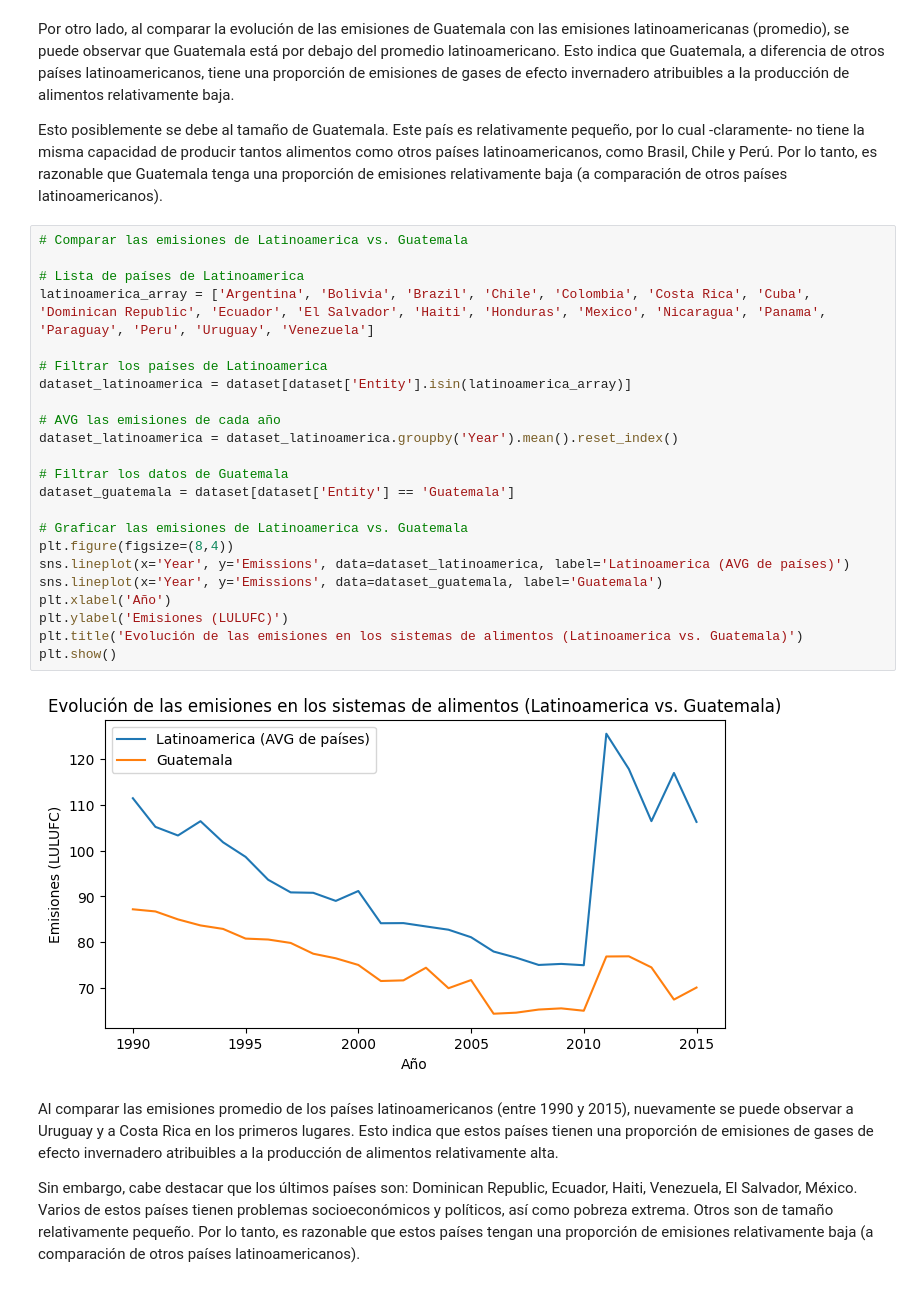
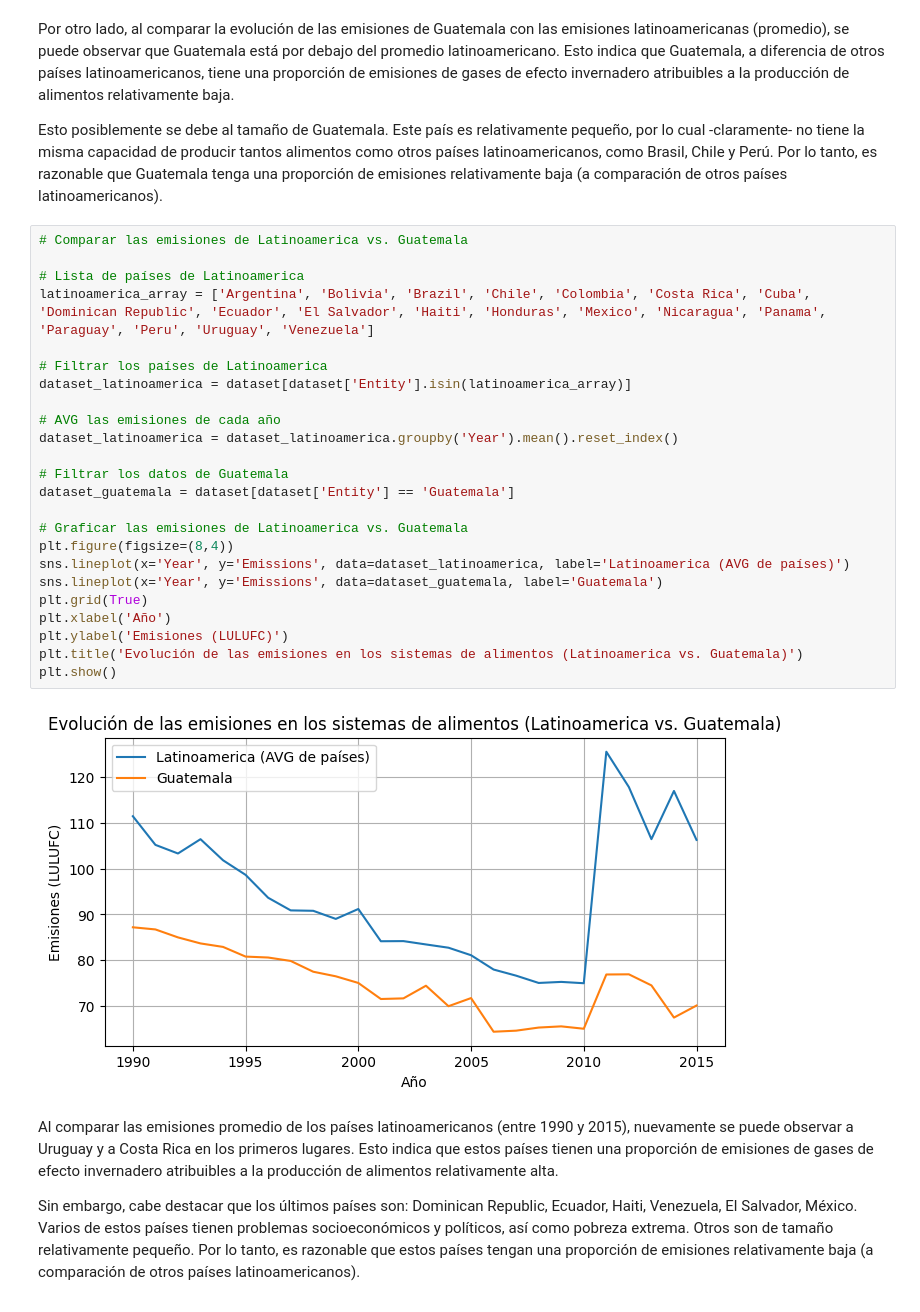
Before and after one commit to stefanoaragoni/datascience_lab9, a Jupyter notebook: lab9.ipynb, the cells around one changed output. Cells and saved outputs as stored; diff of their text form.

```diff
--- a/lab9.ipynb
+++ b/lab9.ipynb
@@ -287,28 +288,29 @@ Esto posiblemente se debe al tamaño de Guatemala. Este país es relativamente p
 # %%
 # Comparar las emisiones de Latinoamerica vs. Guatemala
 
 # Lista de países de Latinoamerica
 latinoamerica_array = ['Argentina', 'Bolivia', 'Brazil', 'Chile', 'Colombia', 'Costa Rica', 'Cuba', 'Dominican Republic', 'Ecuador', 'El Salvador', 'Haiti', 'Honduras', 'Mexico', 'Nicaragua', 'Panama', 'Paraguay', 'Peru', 'Uruguay', 'Venezuela']
 
 # Filtrar los países de Latinoamerica
 dataset_latinoamerica = dataset[dataset['Entity'].isin(latinoamerica_array)]
 
 # AVG las emisiones de cada año
 dataset_latinoamerica = dataset_latinoamerica.groupby('Year').mean().reset_index()
 
 # Filtrar los datos de Guatemala
 dataset_guatemala = dataset[dataset['Entity'] == 'Guatemala']
 
 # Graficar las emisiones de Latinoamerica vs. Guatemala
 plt.figure(figsize=(8,4))
 sns.lineplot(x='Year', y='Emissions', data=dataset_latinoamerica, label='Latinoamerica (AVG de países)')
 sns.lineplot(x='Year', y='Emissions', data=dataset_guatemala, label='Guatemala')
+plt.grid(True)
 plt.xlabel('Año')
 plt.ylabel('Emisiones (LULUFC)')
 plt.title('Evolución de las emisiones en los sistemas de alimentos (Latinoamerica vs. Guatemala)')
 plt.show()
 # %% [output]
-[figure, old version]
+[figure, new version]
 # %% [markdown]
 Al comparar las emisiones promedio de los países latinoamericanos (entre 1990 y 2015), nuevamente se puede observar a Uruguay y a Costa Rica en los primeros lugares. Esto indica que estos países tienen una proporción de emisiones de gases de efecto invernadero atribuibles a la producción de alimentos relativamente alta.
 
```
Also changed, not shown: parts of 1 cell of this notebook.
